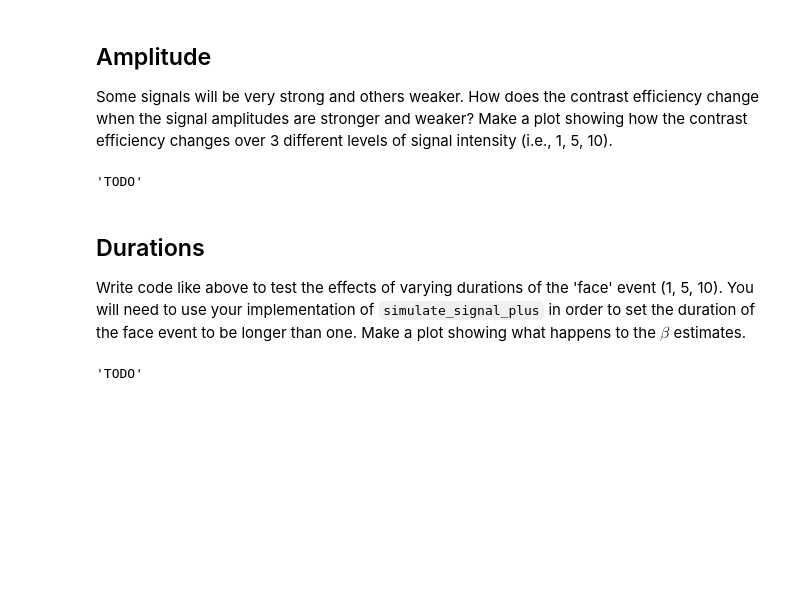
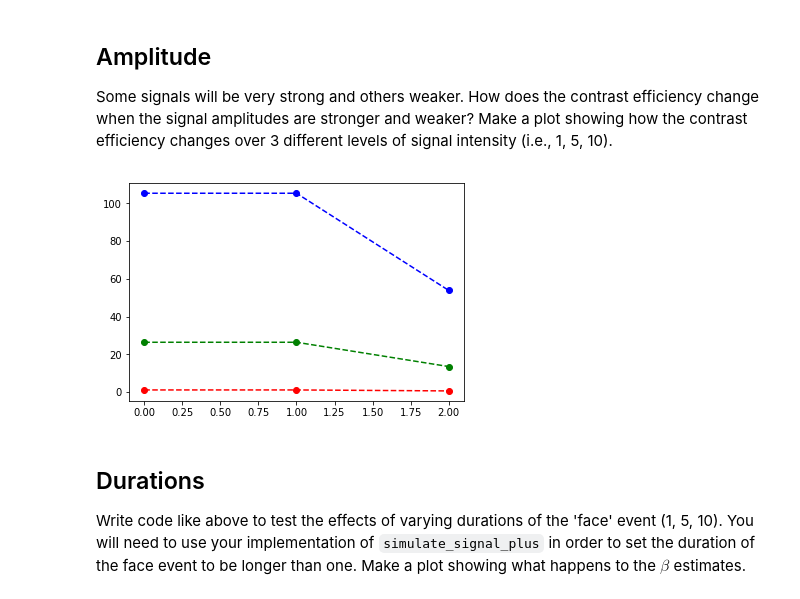
Before and after one commit to sapols/bai-book, a Jupyter notebook: content/labs/lab-glm/index.ipynb, the cells around one changed output. Cells and saved outputs as stored; diff of their text form; code cells hidden in the pictures; blank space fills up the shorter version.

```diff
--- a/content/labs/lab-glm/index.ipynb
+++ b/content/labs/lab-glm/index.ipynb
@@ -897,6 +917,12 @@ display(HTML(html))
 
 A common question in experimental design is determining the optimal number of trials. We can evaluate how different numbers of trials might impact the contrast efficiency. You should be able to use your implementation of `glm_analysis_beta` and `generate_results_html` for this purpose. In other words, remove `solutions.` from the code cell below and make sure you still get similar results.
 # %%
+# Necessary redefinition to tell the notebook "r_square" isn't an int (grrrr dynamic typing...)
+def r_square(Y, predicted_y):
+    SS_total = np.sum((Y - np.mean(Y))**2)
+    SS_residual = np.sum((Y - predicted_y)**2)
+    return 1-(SS_residual/SS_total)
+
 for n_trials in [5, 4, 3, 2]:
     f = lambda : simulate_signal(2, 200, n_trials, ['face', 'object'], [1, 1], 10, 0, 0.05)
     beta, r_square, predicted_sigma, t, contrast_efficiencies = solutions.glm_analysis_beta(f, contrasts, plot=True)
@@ -953,23 +979,23 @@ noise=0.25
 ## Amplitude
 
 Some signals will be very strong and others weaker. How does the contrast efficiency change when the signal amplitudes are stronger and weaker? Make a plot showing how the contrast efficiency changes over 3 different levels of signal intensity (i.e., 1, 5, 10).
-# %%
-### BEGIN SOLUTION
-
-
-### END SOLUTION
-'TODO'
-# %% [output]
-'TODO'
+# %%
+### BEGIN SOLUTION
+
+# contrast_effs = []
+styles = ['ro--', 'go--', 'bo--']
+amplitudes = [1, 5, 10]
+for i in [0, 1, 2]:
+    f = lambda : simulate_signal(2, 200, n_trials, ['face', 'object'], [amplitudes[i], amplitudes[i]], 10, 0, noise_level)
+    beta, r_square, predicted_sigma, t, contrast_efficiencies = solutions.glm_analysis_beta(f, contrasts, plot=False)
+
+    # contrast_effs.append(contrast_efficiencies)
+    plt.plot(contrast_efficiencies, styles[i])
+
+### END SOLUTION
+# %% [output]
+[figure, added]
 # %% [markdown]
 ## Durations
 
 Write code like above to test the effects of varying durations of the 'face' event (1, 5, 10). You will need to use your implementation of `simulate_signal_plus` in order to set the duration of the face event to be longer than one. Make a plot showing what happens to the $\beta$ estimates.
-# %%
-### BEGIN SOLUTION
-
-
-### END SOLUTION
-'TODO'
-# %% [output]
-'TODO'
```
Also changed, not shown: parts of 7 cells of this notebook.
